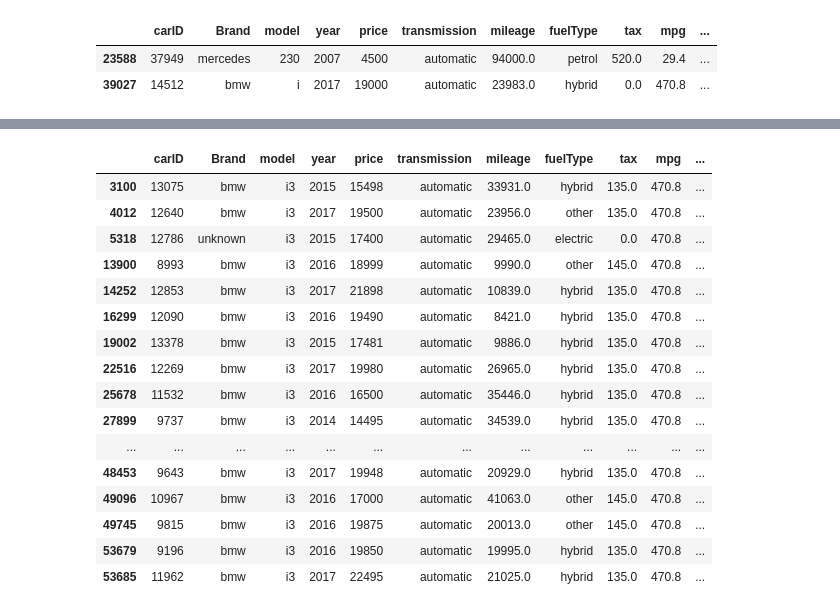
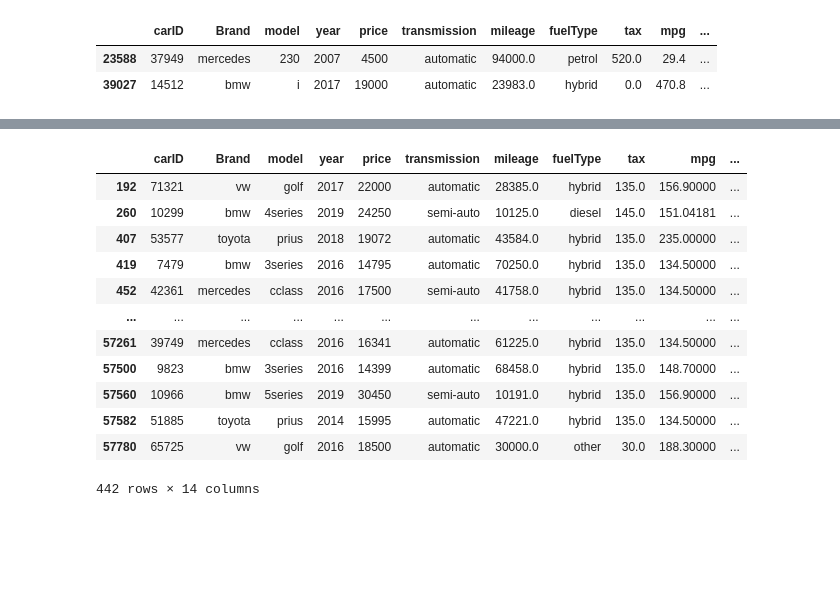
Before and after one commit to peppathecodingpig/Trabalho-de-Machine-Learning, a Jupyter notebook: Project_notebook.ipynb, the cells around one changed output, grey strips where cells are left out. Drawn from its saved outputs; the diff is of its cells as text; code cells hidden in the pictures; blank space fills up the shorter version.

```diff
--- a/Project_notebook.ipynb
+++ b/Project_notebook.ipynb
@@ -388,23 +414,19 @@ def fill_tax(row, mean_bmy=bmyf_tax_mode, mean_b=brand_fuel_tax_mode, mean_fuel=
 train_cars['tax'] = train_cars.apply(fill_tax, axis=1)
 test_cars["tax"] = test_cars.apply(fill_tax, axis=1)
 # %%
-train_cars[train_cars["mpg"] == 470.8]
+train_cars[(train_cars["mpg"] < 10) | (train_cars["mpg"] > 120)]
 # %% [output]
 |  | carID | Brand | model | year | price | transmission | mileage | fuelType | tax | mpg | ... |
-| 3100 | 13075 | bmw | i3 | 2015 | 15498 | automatic | 33931.0 | hybrid | 135.0 | 470.8 | ... |
-| 4012 | 12640 | bmw | i3 | 2017 | 19500 | automatic | 23956.0 | other | 135.0 | 470.8 | ... |
-| 5318 | 12786 | unknown | i3 | 2015 | 17400 | automatic | 29465.0 | electric | 0.0 | 470.8 | ... |
-| 13900 | 8993 | bmw | i3 | 2016 | 18999 | automatic | 9990.0 | other | 145.0 | 470.8 | ... |
-| 14252 | 12853 | bmw | i3 | 2017 | 21898 | automatic | 10839.0 | hybrid | 135.0 | 470.8 | ... |
-| 16299 | 12090 | bmw | i3 | 2016 | 19490 | automatic | 8421.0 | hybrid | 135.0 | 470.8 | ... |
-| 19002 | 13378 | bmw | i3 | 2015 | 17481 | automatic | 9886.0 | hybrid | 135.0 | 470.8 | ... |
-| 22516 | 12269 | bmw | i3 | 2017 | 19980 | automatic | 26965.0 | hybrid | 135.0 | 470.8 | ... |
-| 25678 | 11532 | bmw | i3 | 2016 | 16500 | automatic | 35446.0 | hybrid | 135.0 | 470.8 | ... |
-| 27899 | 9737 | bmw | i3 | 2014 | 14495 | automatic | 34539.0 | hybrid | 135.0 | 470.8 | ... |
+| 192 | 71321 | vw | golf | 2017 | 22000 | automatic | 28385.0 | hybrid | 135.0 | 156.90000 | ... |
+| 260 | 10299 | bmw | 4series | 2019 | 24250 | semi-auto | 10125.0 | diesel | 145.0 | 151.04181 | ... |
+| 407 | 53577 | toyota | prius | 2018 | 19072 | automatic | 43584.0 | hybrid | 135.0 | 235.00000 | ... |
+| 419 | 7479 | bmw | 3series | 2016 | 14795 | automatic | 70250.0 | hybrid | 135.0 | 134.50000 | ... |
+| 452 | 42361 | mercedes | cclass | 2016 | 17500 | semi-auto | 41758.0 | hybrid | 135.0 | 134.50000 | ... |
 | ... | ... | ... | ... | ... | ... | ... | ... | ... | ... | ... | ... |
-| 48453 | 9643 | bmw | i3 | 2017 | 19948 | automatic | 20929.0 | hybrid | 135.0 | 470.8 | ... |
-| 49096 | 10967 | bmw | i3 | 2016 | 17000 | automatic | 41063.0 | other | 145.0 | 470.8 | ... |
-| 49745 | 9815 | bmw | i3 | 2016 | 19875 | automatic | 20013.0 | other | 145.0 | 470.8 | ... |
-| 53679 | 9196 | bmw | i3 | 2016 | 19850 | automatic | 19995.0 | hybrid | 135.0 | 470.8 | ... |
-| 53685 | 11962 | bmw | i3 | 2017 | 22495 | automatic | 21025.0 | hybrid | 135.0 | 470.8 | ... |
+| 57261 | 39749 | mercedes | cclass | 2016 | 16341 | automatic | 61225.0 | hybrid | 135.0 | 134.50000 | ... |
+| 57500 | 9823 | bmw | 3series | 2016 | 14399 | automatic | 68458.0 | hybrid | 135.0 | 148.70000 | ... |
+| 57560 | 10966 | bmw | 5series | 2019 | 30450 | semi-auto | 10191.0 | hybrid | 135.0 | 156.90000 | ... |
+| 57582 | 51885 | toyota | prius | 2014 | 15995 | automatic | 47221.0 | hybrid | 135.0 | 134.50000 | ... |
+| 57780 | 65725 | vw | golf | 2016 | 18500 | automatic | 30000.0 | other | 30.0 | 188.30000 | ... |
+442 rows × 14 columns
 # %%
```
Also changed, not shown: parts of 8 cells of this notebook.
